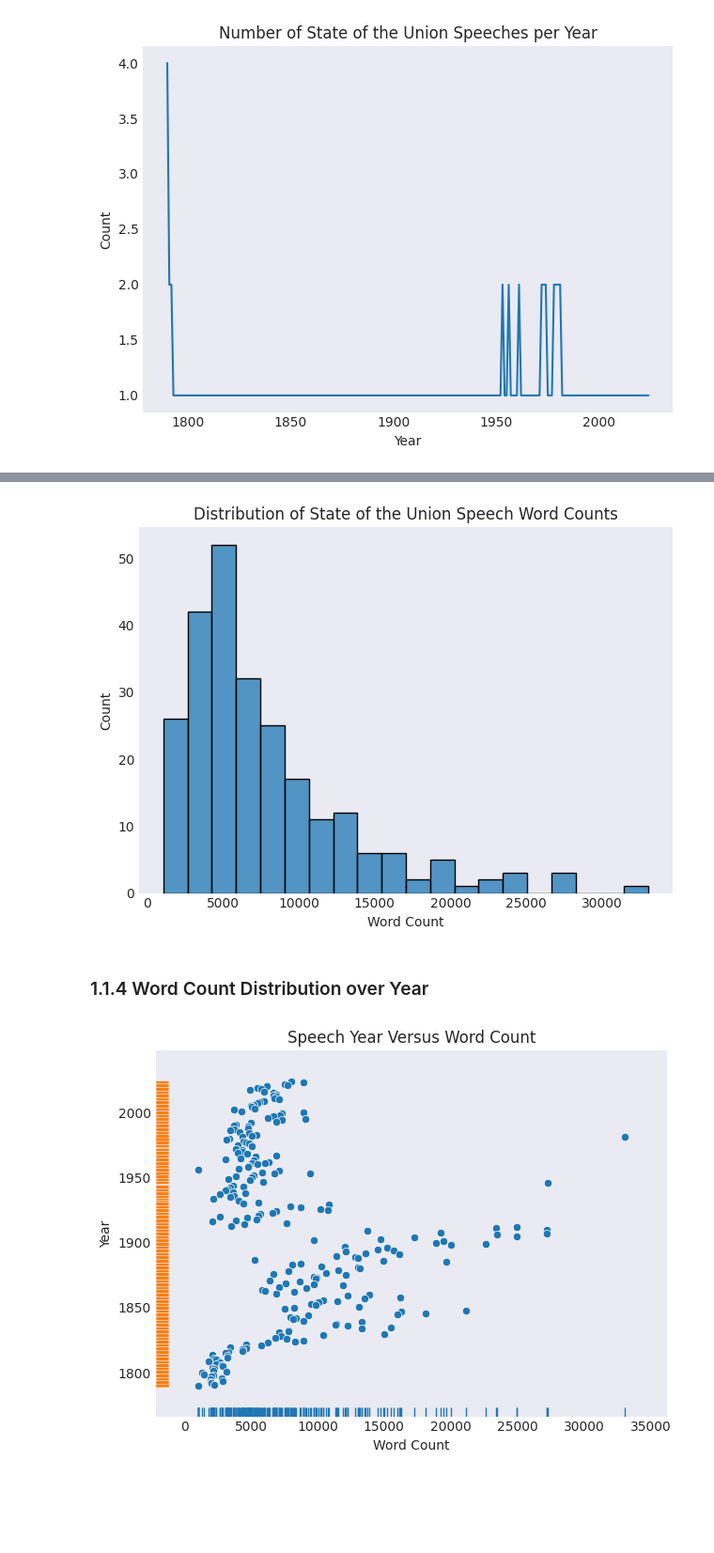
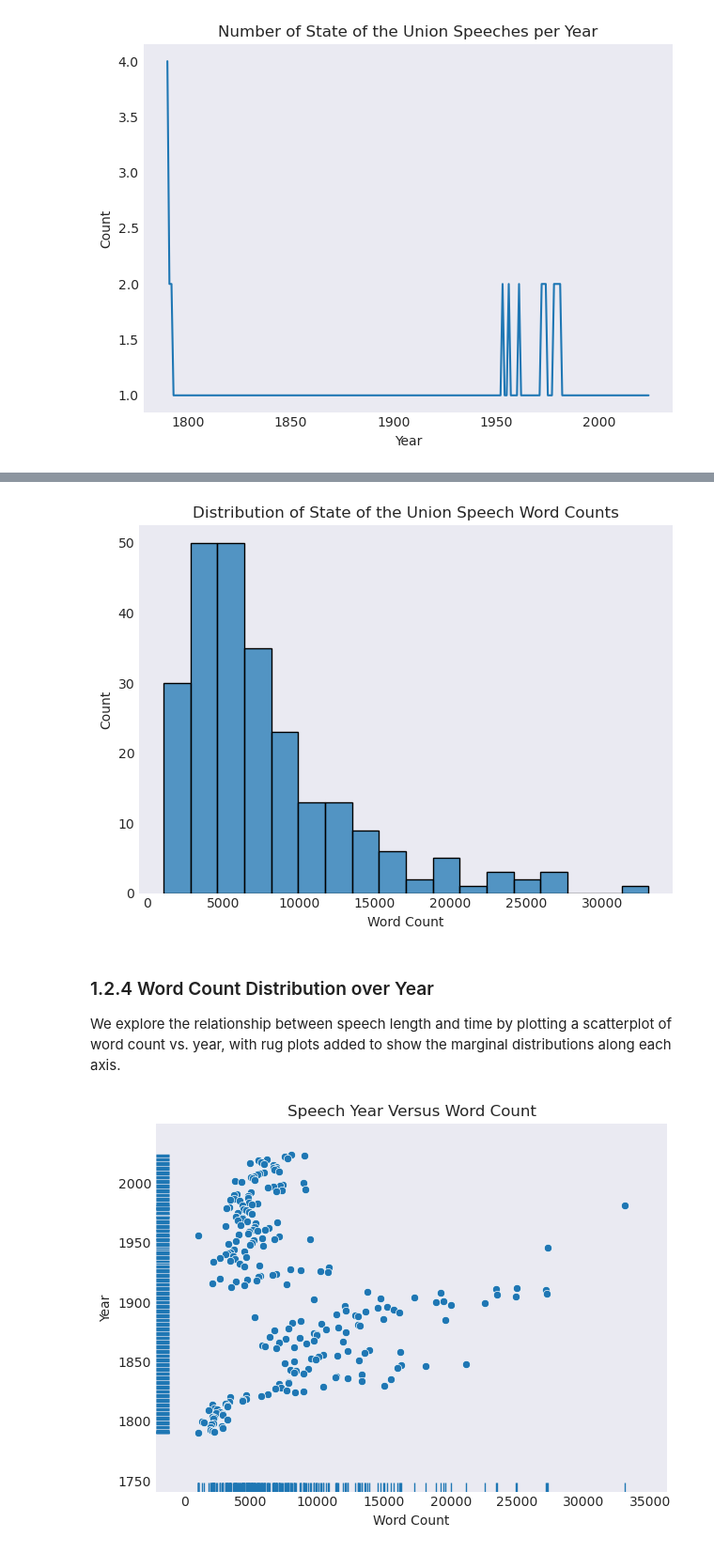
Before and after one commit to UCB-stat-159-f25/proj02-group23, a Jupyter notebook: nlp-P01.ipynb, the cells around one changed output, grey strips where cells are left out. Shown at 94% size. Saved outputs shown, nothing was run; the diff lists cells and outputs as text; code cells hidden in the pictures; blank space fills up the shorter version.

```diff
--- a/nlp-P01.ipynb
+++ b/nlp-P01.ipynb
@@ -76,24 +92,30 @@ plt.tight_layout()
 # %%
-sns.histplot(data=sou, x="Word Count", bins=20)
+sns.histplot(data=sou, x="Word Count", bins=18)
 
 plt.title("Distribution of State of the Union Speech Word Counts")
 plt.xlabel("Word Count")
 plt.ylabel("Count")
 plt.tight_layout()
+
+plt.savefig("outputs/P01_figure_3.png")
 # %% [output]
-[figure, old version]
+[figure, new version]
 # %% [markdown]
-### 1.1.4 Word Count Distribution over Year
+### 1.2.4 Word Count Distribution over Year
+
+We explore the relationship between speech length and time by plotting a scatterplot of word count vs. year, with rug plots added to show the marginal distributions along each axis.
 # %%
 sns.scatterplot(data=sou, x="Word Count", y="Year")
 
 sns.rugplot(data=sou, x="Word Count")
-sns.rugplot(data=sou, y="Year")
+sns.rugplot(data=sou, y="Year", color="#1f77b4") # changed color to match original plot
 
 plt.title("Speech Year Versus Word Count")
 plt.xlabel("Word Count")
 plt.ylabel("Year")
 plt.tight_layout()
+
+plt.savefig("outputs/P01_figure_4.png")
 # %% [output]
-[figure, old version]
+[figure, new version]
 # %% [markdown]
```
Also changed, not shown: parts of 14 cells of this notebook.
